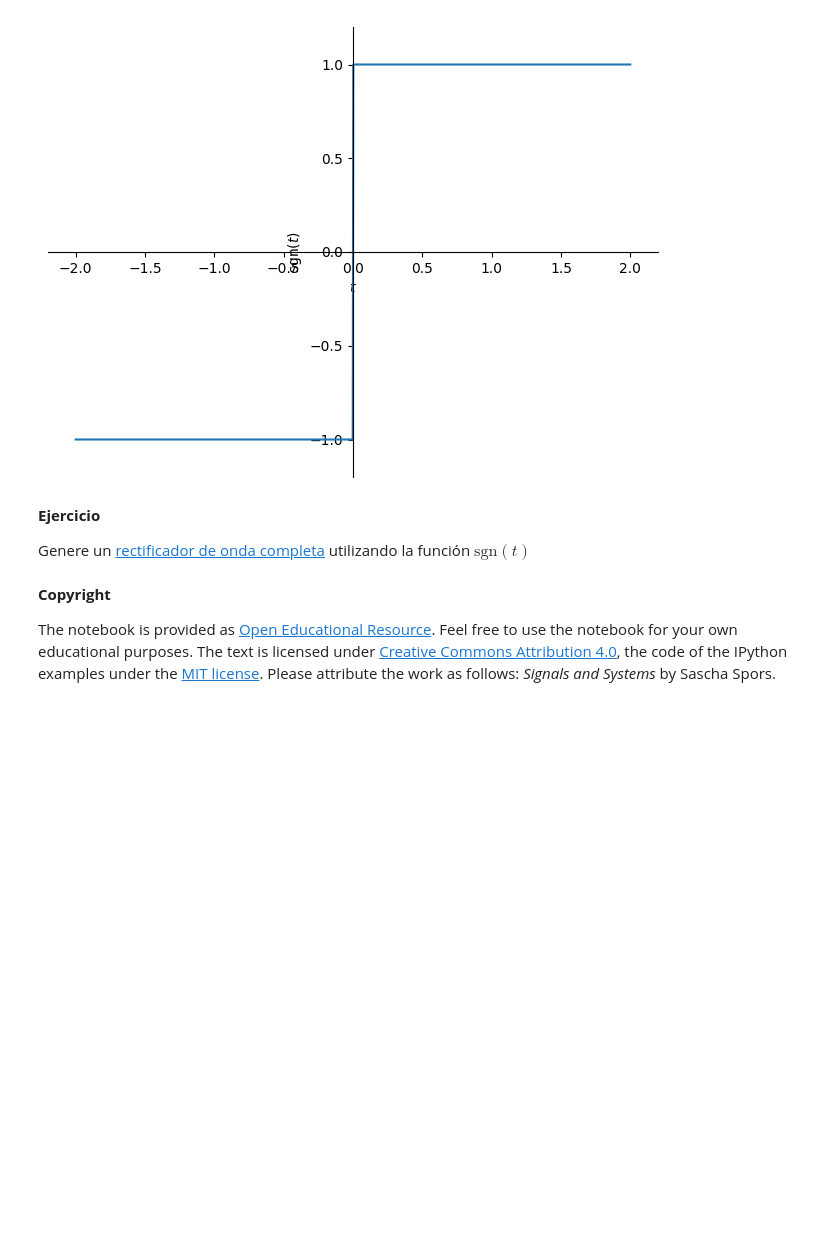
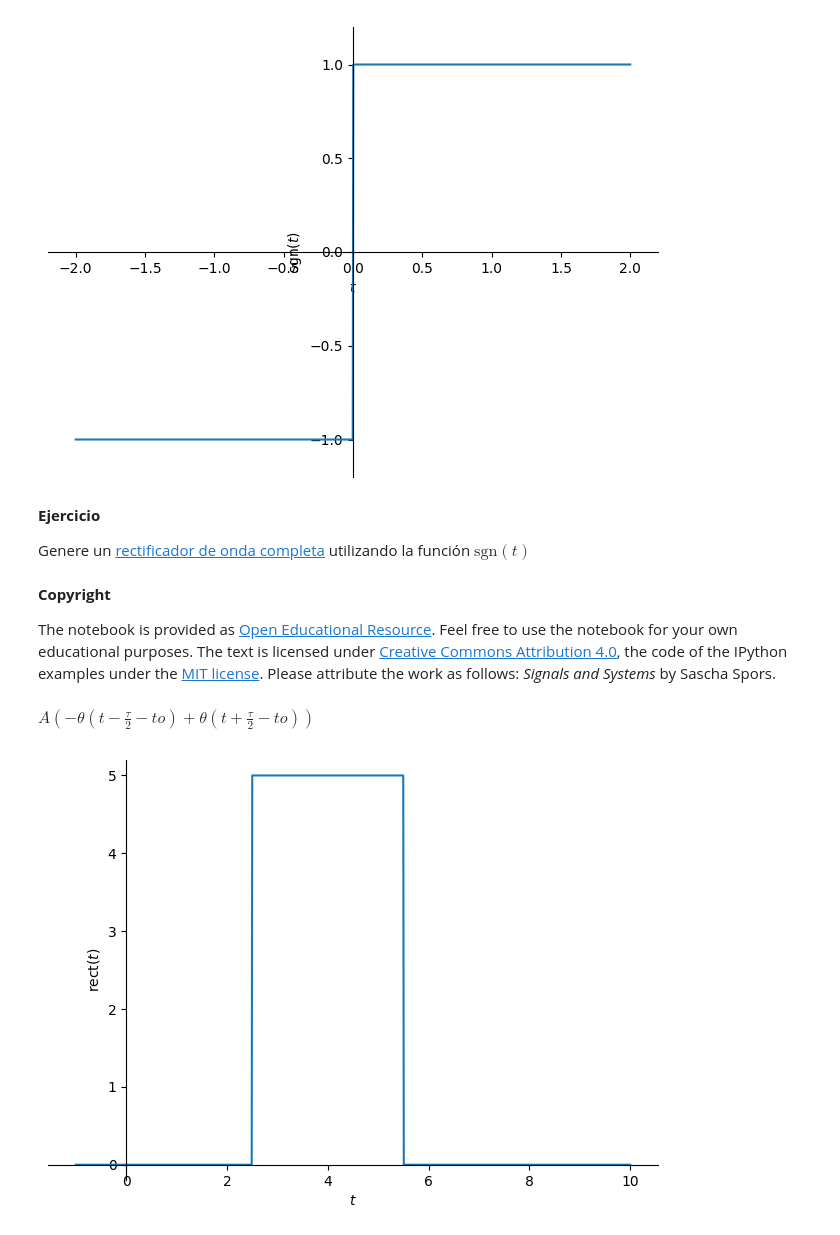
Before and after one commit to kevin-loaiza/senales_y_sistemas, a Jupyter notebook: cuaderno_2.ipynb, the cells around one changed output. Cells and saved outputs as stored; diff of their text form; code cells hidden in the pictures; blank space fills up the shorter version.

```diff
--- a/cuaderno_2.ipynb
+++ b/cuaderno_2.ipynb
@@ -314,3 +313,17 @@ Genere un [rectificador de onda completa](https://en.wikipedia.org/wiki/Rectifie
 **Copyright**
 
 The notebook is provided as [Open Educational Resource](https://de.wikipedia.org/wiki/Open_Educational_Resources). Feel free to use the notebook for your own educational purposes. The text is licensed under [Creative Commons Attribution 4.0](https://creativecommons.org/licenses/by/4.0/), the code of the IPython examples under the [MIT license](https://opensource.org/licenses/MIT). Please attribute the work as follows: *Signals and Systems* by Sascha Spors.
+# %%
+t, tau, to, A = sym.symbols('t tau to A', real = True) #SE DEFINEN TODAS LAS VAIABLES Y SI SON REALES O NO
+
+u1 = sym.Heaviside(t-(to-tau/2)) # SE DEFINEN LAS FUNCIONES EN EL TIEMPO
+u2 = sym.Heaviside(t-(to+tau/2)) # SE DEFINEN LAS FUNCIONES EN EL TIEMPO
+rect_ = A*(u1-u2) # FUNCION A GRAFICAR
+rect_ # MOSTRARA LA ECUACION EN TEXTO
+# %% [output]
+$\displaystyle A \left(- \theta\left(t - \frac{\tau}{2} - to\right) + \theta\left(t + \frac{\tau}{2} - to\right)\right)$
+# %%
+y = rect_.subs({A: 5, to: 4, tau: 3}) # SE LE DAN VALORES A LAS VARIABLES
+sym.plot(y, (t, -1, 10), ylim=[-0.2, 5.2], ylabel=r'rect$(t)$'); # SE GRAFICA DANDO VALORES A LOS EJES
+# %% [output]
+[figure, added]
```
Also changed, not shown: parts of 4 cells of this notebook.
